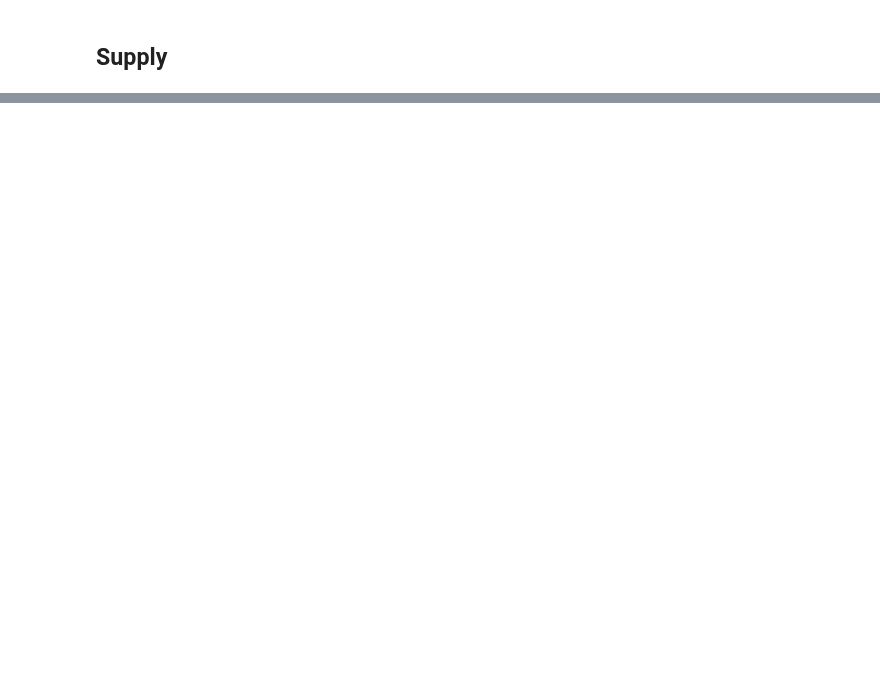
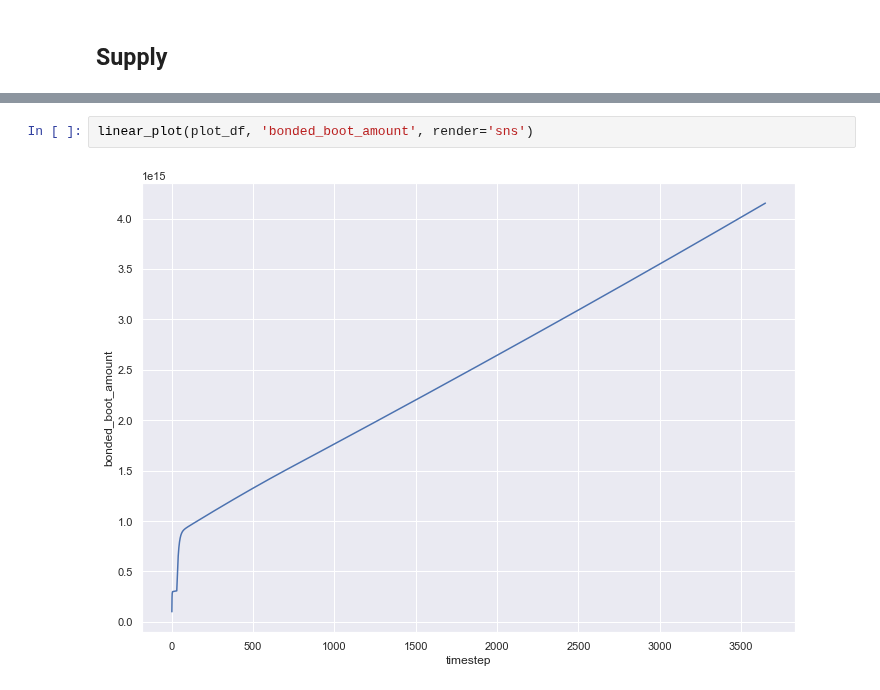
Before and after one commit to cybercongress/cybernomics, a Jupyter notebook: bostrom_simulation/simulation.ipynb, the cells around one changed output, grey strips where cells are left out. Cells and saved outputs as stored; diff of their text form; blank space fills up the shorter version.

```diff
--- a/bostrom_simulation/simulation.ipynb
+++ b/bostrom_simulation/simulation.ipynb
@@ -150,0 +205,4 @@ scatter_plot(plot_df, 'boot_supply', render='sns')
+# %%
+linear_plot(plot_df, 'bonded_boot_amount', render='sns')
+# %% [output]
+[figure, added]
```
Also changed, not shown: parts of 45 cells of this notebook, 5 other files.
